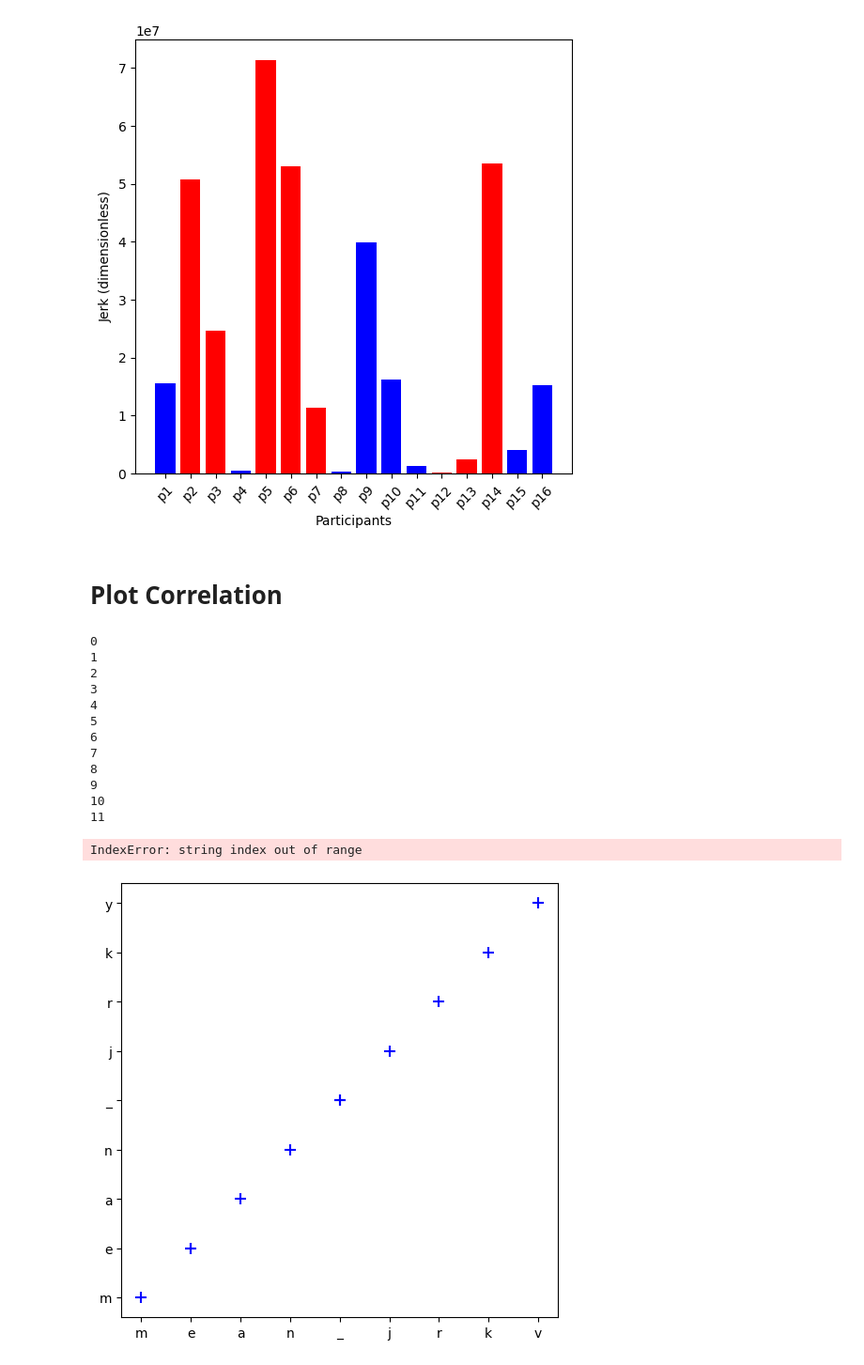
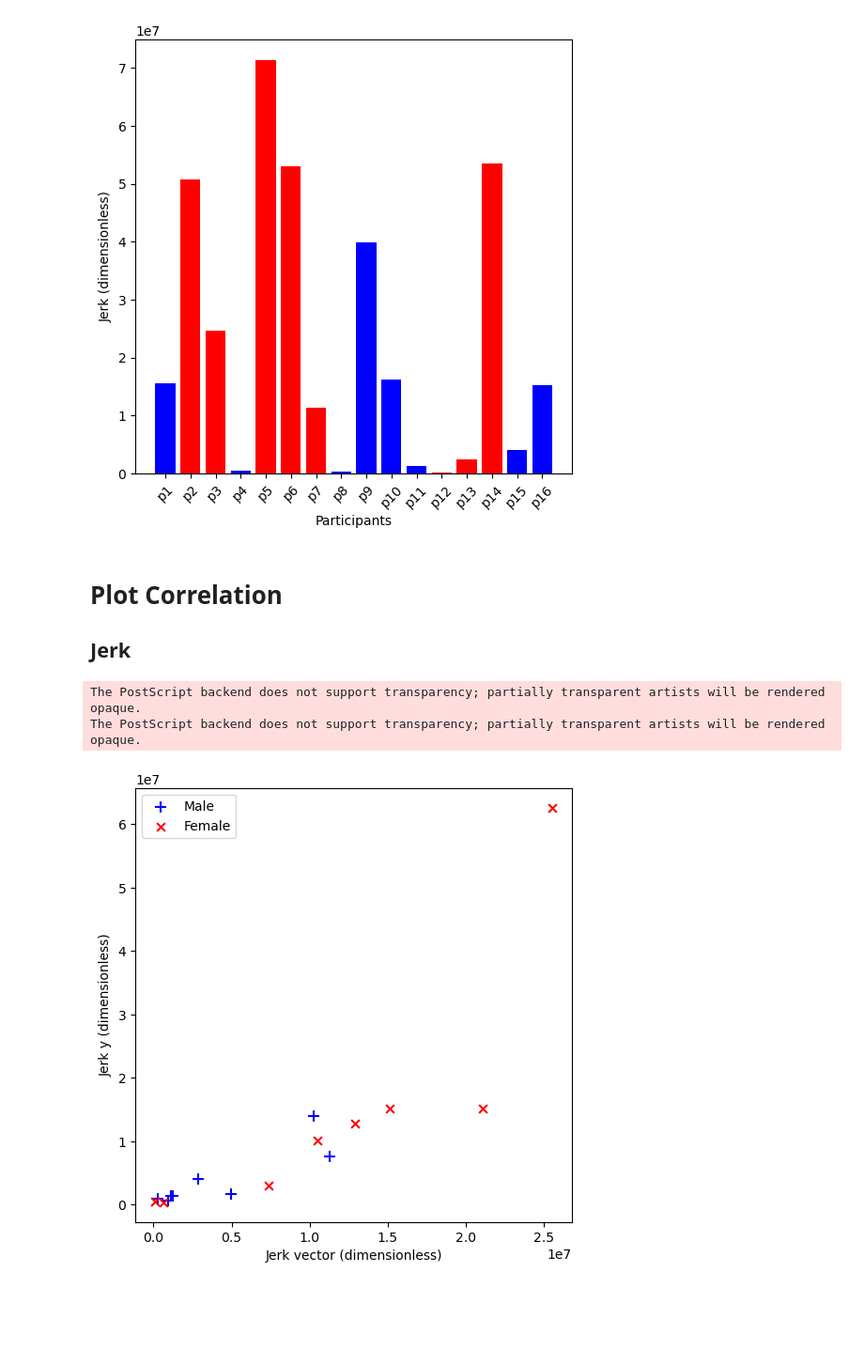
Before and after one commit to doertiboy/MasterStudy, a Jupyter notebook: Plotting.ipynb, the cells around one changed output. Shown at 94% size. Drawn from its saved outputs; the diff is of its cells as text; code cells hidden in the pictures; blank space fills up the shorter version.

Commit message:
adapt plots

```diff
--- a/Plotting.ipynb
+++ b/Plotting.ipynb
@@ -30,7 +30,7 @@ training = data['training']
 gender = data['gender']
 person_name = data['person_name']
 # %%
-def plotFeatures(feature_x, feature_y, label_x, label_y):
+def plotFeatures(feature_x, feature_y, label_x, label_y, location='best'):
     plt.figure(figsize=(6, 6))
     for i, person in enumerate(person_name):
         features = features_dict[person]
@@ -41,10 +41,16 @@ def plotFeatures(feature_x, feature_y, label_x, label_y):
         color = 'red' if gender == 'female' else 'blue'
         marker = 'x' if gender == 'female' else '+'
         size = 40 if gender == 'female' else 80
-        plt.scatter(x, y, color=color, marker=marker, s=size)
+        label = 'Female' if gender == 'female' else 'Male'
+        if i < 2:
+            plt.scatter(x, y, color=color, marker=marker, s=size, label=label)
+        else:
+            plt.scatter(x, y, color=color, marker=marker, s=size)
     plt.xlabel(label_x)
     plt.ylabel(label_y)
+    plt.legend(loc=location)
     plt.savefig('Correlation_Plots/eps/' + feature_x + '_' + feature_y + '.eps')
+    plt.savefig('../MasterThesis/figures/correlations/' + feature_x + '_' + feature_y + '.eps')
     plt.savefig('Correlation_Plots/jpg/' + feature_x + '_' + feature_y + '.jpg')
 # %%
 def plotBars(feature, label_x, label_y, path):
@@ -75,23 +81,13 @@ plotBars(jerk_3, 'Participants', 'Jerk (dimensionless)', 'jerk3')
 [figure]
 # %% [markdown]
 # Plot Correlation
+## Jerk
 # %%
-plotFeatures('mean_jerk_vector', 'mean_jerk_y', 'Jerk vector (dimensionless)', 'Jerk y (dimensionless)', 'jerk_v_y')
+plotFeatures('mean_jerk_vector', 'mean_jerk_y', 'Jerk vector (dimensionless)', 'Jerk y (dimensionless)')
 # %% [output]
-0
-1
-2
-3
-4
-5
-6
-7
-8
-9
-10
-11
+The PostScript backend does not support transparency; partially transparent artists will be rendered opaque.
+The PostScript backend does not support transparency; partially transparent artists will be rendered opaque.
-IndexError: string index out of range
-[figure, old version]
+[figure, new version]
 # %%
 plotFeatures('mean_jerk_vector', 'pos_peaks', 'Jerk (dimensionless)', 'Peaks')
 # %% [output]
```
Also changed, not shown: parts of 20 cells of this notebook, 47 other files.
